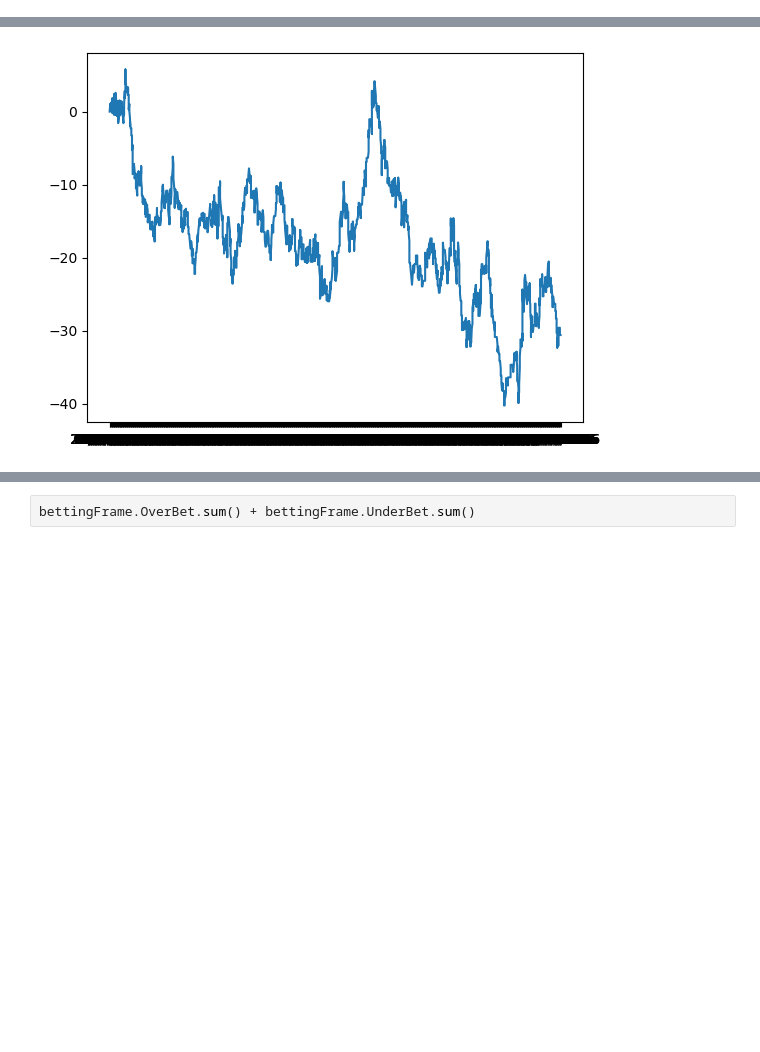
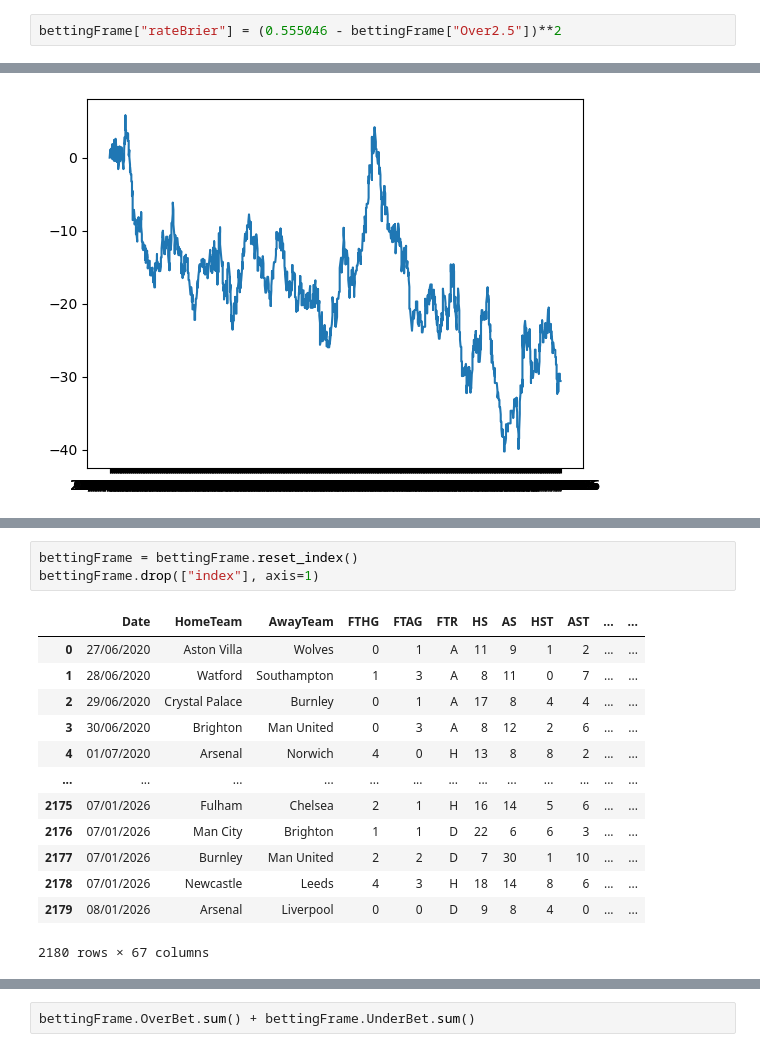
Before and after one commit to JamesRestell8/Models-for-Predicting-Pairwise-Comparisons, a Jupyter notebook: Code/BTTS.ipynb, the cells around one changed output, grey strips where cells are left out. Cells and saved outputs as stored; diff of their text form; blank space fills up the shorter version.

```diff
--- a/Code/BTTS.ipynb
+++ b/Code/BTTS.ipynb
@@ -186,0 +234,2 @@ See the caveats in the documentation: https://pandas.pydata.org/pandas-docs/stab
+# %%
+bettingFrame["rateBrier"] = (0.555046 - bettingFrame["Over2.5"])**2
@@ -300,2 +330,19 @@ See the caveats in the documentation: https://pandas.pydata.org/pandas-docs/stab
+# %%
+bettingFrame = bettingFrame.reset_index()
+bettingFrame.drop(["index"], axis=1)
+# %% [output]
+|  | Date | HomeTeam | AwayTeam | FTHG | FTAG | FTR | HS | AS | HST | AST | ... | ... |
+| 0 | 27/06/2020 | Aston Villa | Wolves | 0 | 1 | A | 11 | 9 | 1 | 2 | ... | ... |
+| 1 | 28/06/2020 | Watford | Southampton | 1 | 3 | A | 8 | 11 | 0 | 7 | ... | ... |
+| 2 | 29/06/2020 | Crystal Palace | Burnley | 0 | 1 | A | 17 | 8 | 4 | 4 | ... | ... |
+| 3 | 30/06/2020 | Brighton | Man United | 0 | 3 | A | 8 | 12 | 2 | 6 | ... | ... |
+| 4 | 01/07/2020 | Arsenal | Norwich | 4 | 0 | H | 13 | 8 | 8 | 2 | ... | ... |
+| ... | ... | ... | ... | ... | ... | ... | ... | ... | ... | ... | ... | ... |
+| 2175 | 07/01/2026 | Fulham | Chelsea | 2 | 1 | H | 16 | 14 | 5 | 6 | ... | ... |
+| 2176 | 07/01/2026 | Man City | Brighton | 1 | 1 | D | 22 | 6 | 6 | 3 | ... | ... |
+| 2177 | 07/01/2026 | Burnley | Man United | 2 | 2 | D | 7 | 30 | 1 | 10 | ... | ... |
+| 2178 | 07/01/2026 | Newcastle | Leeds | 4 | 3 | H | 18 | 14 | 8 | 6 | ... | ... |
+| 2179 | 08/01/2026 | Arsenal | Liverpool | 0 | 0 | D | 9 | 8 | 4 | 0 | ... | ... |
+2180 rows × 67 columns
 # %%
 fig, ax = plt.subplots()
```
Also changed, not shown: parts of 36 cells of this notebook, 34 other files.
